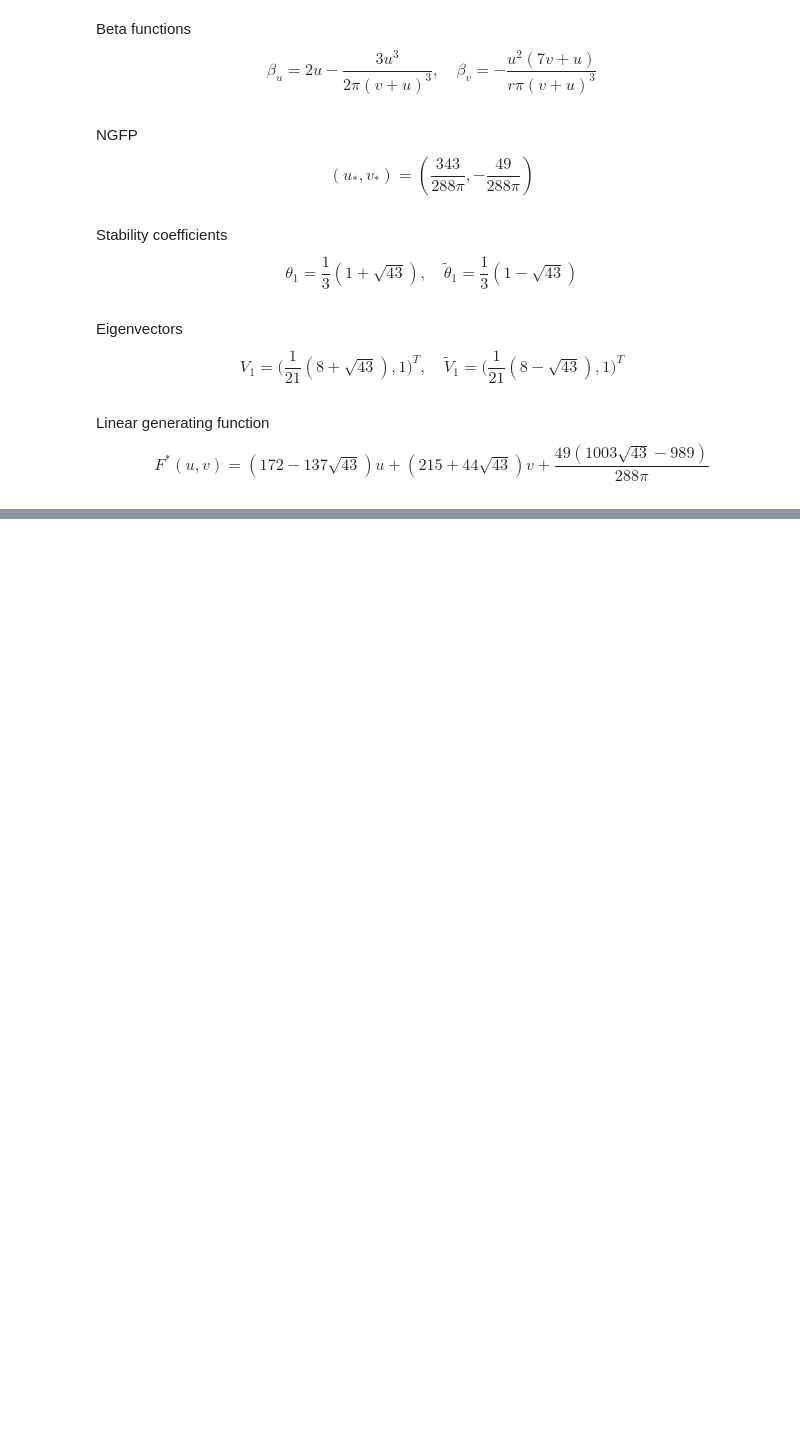
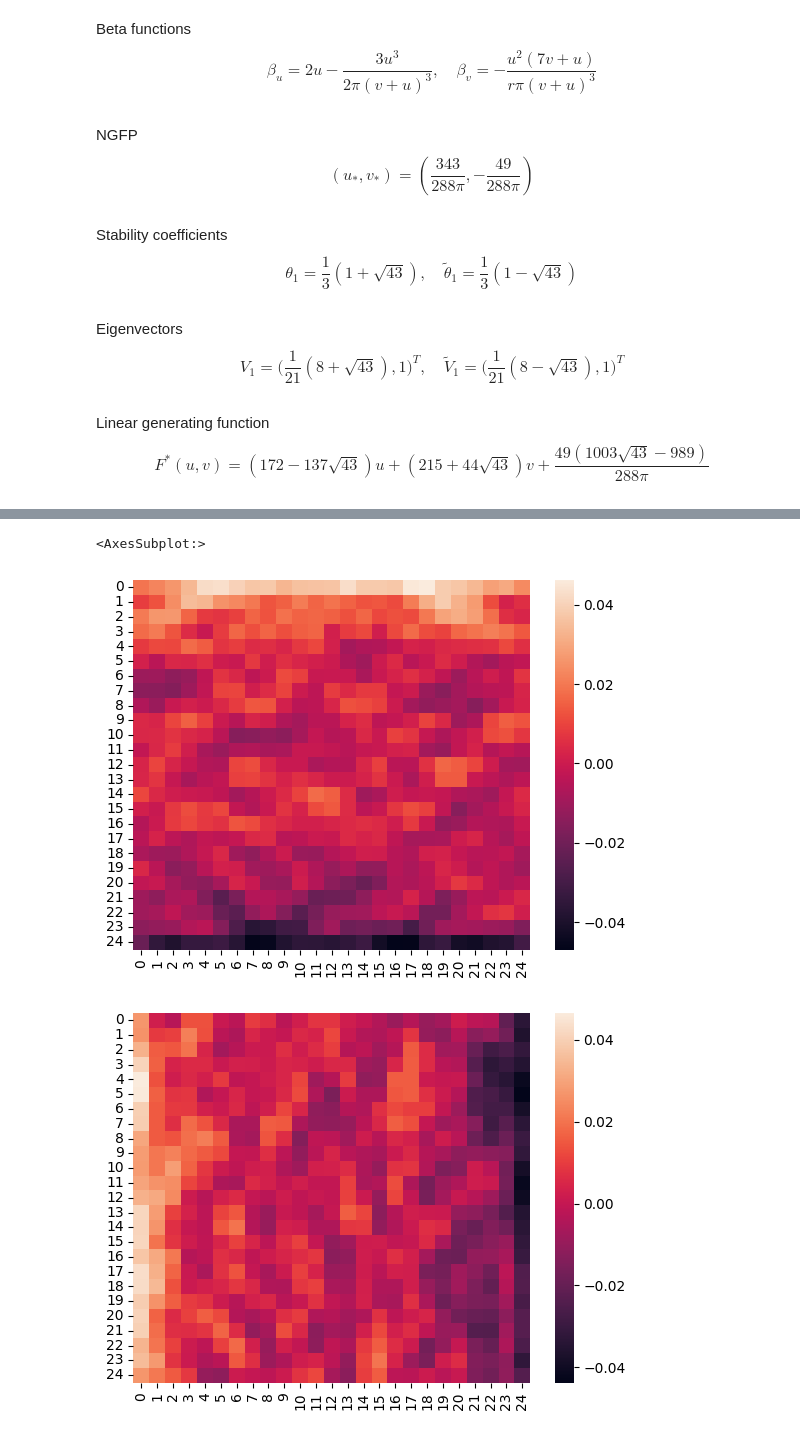
Before and after one commit to StijnCool/nast-thesis, a Jupyter notebook: Scalar field in 2D.ipynb, the cells around one changed output, grey strips where cells are left out. Cells and saved outputs as stored; diff of their text form; code cells hidden in the pictures; blank space fills up the shorter version.

```diff
--- a/Scalar field in 2D.ipynb
+++ b/Scalar field in 2D.ipynb
@@ -71,0 +146,16 @@ plt.show()
+# %%
+def dF(i):
+    # derivative of generating function evaluated at i'th colocation point
+    value = np.array([0.0,0.0])
+    for j in range(0,N_p):
+        value += p[j]*pc_dpsi[j][i]
+    return value
+
+plt.figure()
+sns.heatmap(np.array([[dF(i+nu*j)[0] for i in range(0,nu)] for j in range(0,nv)]))
+plt.figure()
+sns.heatmap(np.array([[dF(i+nu*j)[1] for i in range(0,nu)] for j in range(0,nv)]))
+# %% [output]
+<AxesSubplot:>
+[figure, added]
+[figure, added]
```
Also changed, not shown: parts of 15 cells of this notebook.
